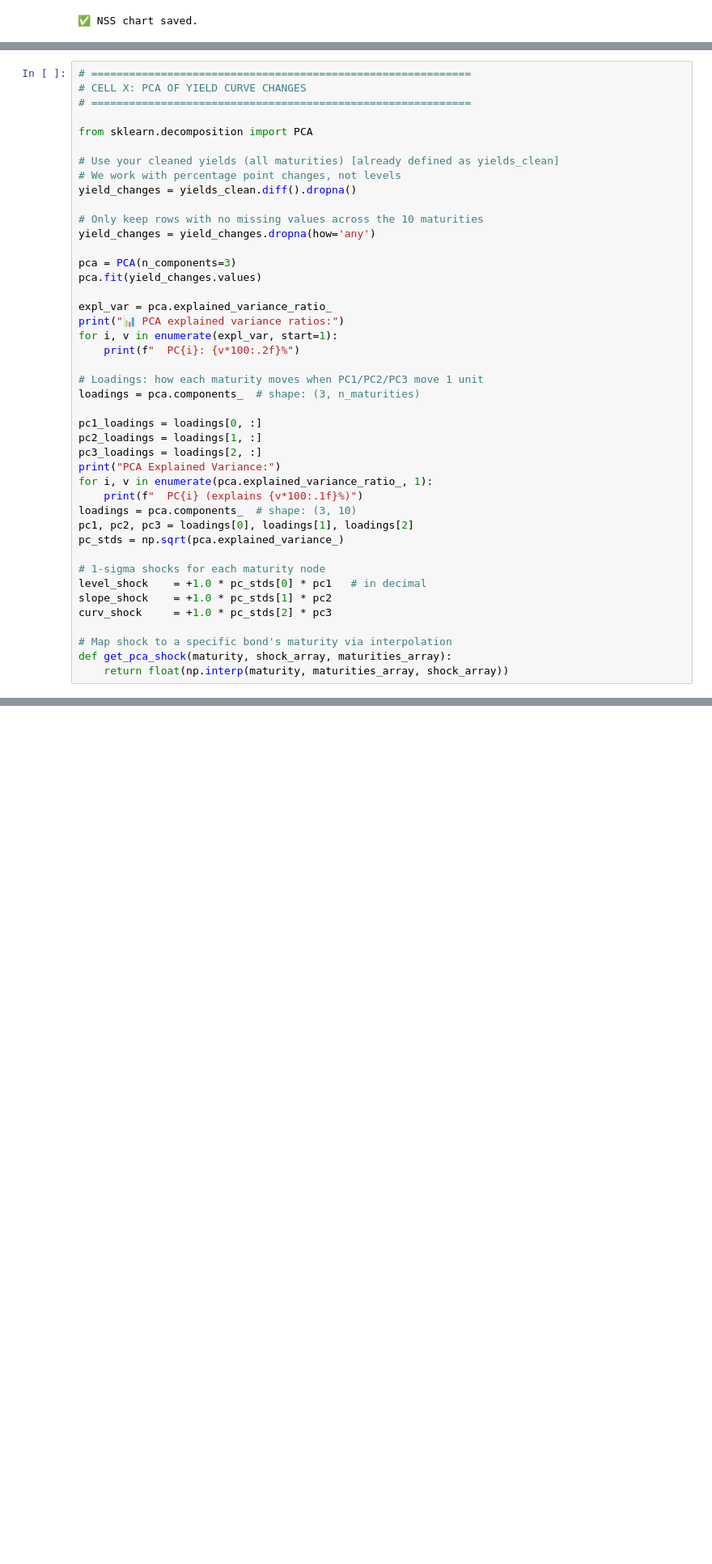
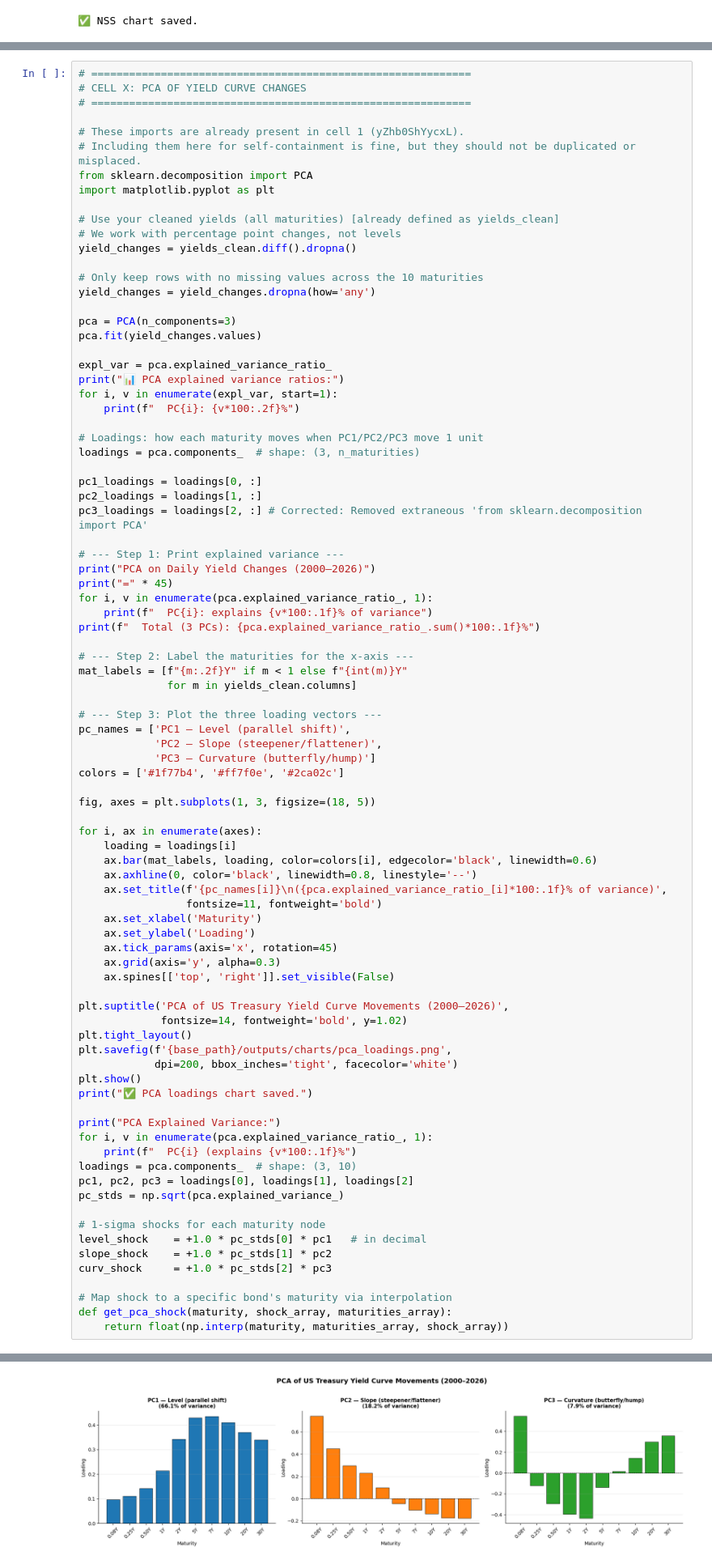
Before and after one commit to Shashank-ravi46/Fixed-income-analytics, a Jupyter notebook: Fixed_Income_Yield_Curve_Construction_&_Duration_Convexity_Analysis.ipynb, the cells around one changed output, grey strips where cells are left out. Shown at 81% size. Drawn from its saved outputs; the diff is of its cells as text; blank space fills up the shorter version.

```diff
--- a/Fixed_Income_Yield_Curve_Construction_&_Duration_Convexity_Analysis.ipynb
+++ b/Fixed_Income_Yield_Curve_Construction_&_Duration_Convexity_Analysis.ipynb
@@ -1809,7 +1785,10 @@ validate_and_report(maturities, par_yields, spot_rates,
 # CELL X: PCA OF YIELD CURVE CHANGES
 # ============================================================
 
+# These imports are already present in cell 1 (yZhb0ShYycxL).
+# Including them here for self-containment is fine, but they should not be duplicated or misplaced.
 from sklearn.decomposition import PCA
+import matplotlib.pyplot as plt
 
 # Use your cleaned yields (all maturities) [already defined as yields_clean]
 # We work with percentage point changes, not levels
@@ -1831,10 +1810,50 @@ loadings = pca.components_  # shape: (3, n_maturities)
 
 pc1_loadings = loadings[0, :]
 pc2_loadings = loadings[1, :]
-pc3_loadings = loadings[2, :]
+pc3_loadings = loadings[2, :] # Corrected: Removed extraneous 'from sklearn.decomposition import PCA'
+
+# --- Step 1: Print explained variance ---
+print("PCA on Daily Yield Changes (2000–2026)")
+print("=" * 45)
+for i, v in enumerate(pca.explained_variance_ratio_, 1):
+    print(f"  PC{i}: explains {v*100:.1f}% of variance")
+print(f"  Total (3 PCs): {pca.explained_variance_ratio_.sum()*100:.1f}%")
+
+# --- Step 2: Label the maturities for the x-axis ---
+mat_labels = [f"{m:.2f}Y" if m < 1 else f"{int(m)}Y"
+              for m in yields_clean.columns]
+
+# --- Step 3: Plot the three loading vectors ---
+pc_names = ['PC1 — Level (parallel shift)',
+            'PC2 — Slope (steepener/flattener)',
+            'PC3 — Curvature (butterfly/hump)']
+colors = ['#1f77b4', '#ff7f0e', '#2ca02c']
+
+fig, axes = plt.subplots(1, 3, figsize=(18, 5))
+
+for i, ax in enumerate(axes):
+    loading = loadings[i]
+    ax.bar(mat_labels, loading, color=colors[i], edgecolor='black', linewidth=0.6)
+    ax.axhline(0, color='black', linewidth=0.8, linestyle='--')
+    ax.set_title(f'{pc_names[i]}\n({pca.explained_variance_ratio_[i]*100:.1f}% of variance)',
+                 fontsize=11, fontweight='bold')
+    ax.set_xlabel('Maturity')
+    ax.set_ylabel('Loading')
+    ax.tick_params(axis='x', rotation=45)
+    ax.grid(axis='y', alpha=0.3)
+    ax.spines[['top', 'right']].set_visible(False)
+
+plt.suptitle('PCA of US Treasury Yield Curve Movements (2000–2026)',
+             fontsize=14, fontweight='bold', y=1.02)
+plt.tight_layout()
+plt.savefig(f'{base_path}/outputs/charts/pca_loadings.png',
+            dpi=200, bbox_inches='tight', facecolor='white')
+plt.show()
+print("✅ PCA loadings chart saved.")
+
 print("PCA Explained Variance:")
 for i, v in enumerate(pca.explained_variance_ratio_, 1):
-    print(f"  PC{i} (explains {v*100:.1f}%)")
+    print(f"  PC{i} (explains {v*100:.1f}%")
 loadings = pca.components_  # shape: (3, 10)
 pc1, pc2, pc3 = loadings[0], loadings[1], loadings[2]
 pc_stds = np.sqrt(pca.explained_variance_)
@@ -1858,0 +1880 @@ PCA Explained Variance:
+[figure, added]
```
Also changed, not shown: parts of 5 cells of this notebook.
